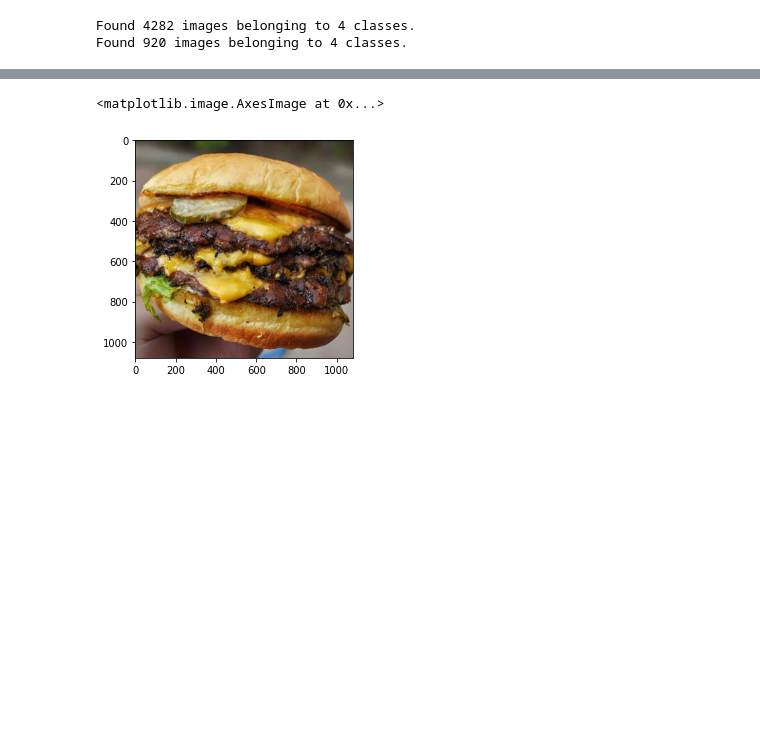
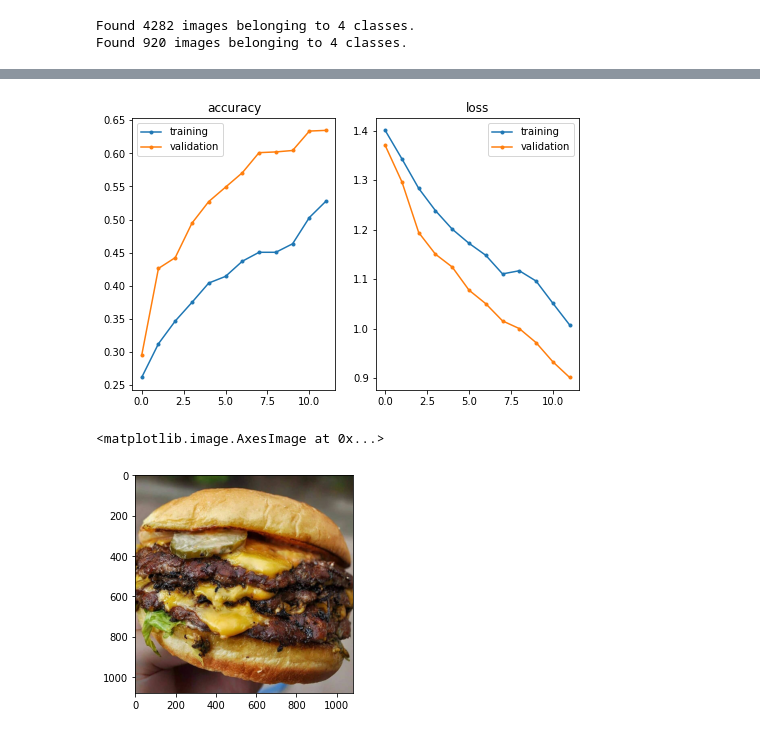
Before and after one commit to LorenzoMauri/Advanced-Machine-Learning, a Jupyter notebook: Copy_of_AML.ipynb, the cells around one changed output, grey strips where cells are left out. Cells and saved outputs as stored; diff of their text form; code cells hidden in the pictures; blank space fills up the shorter version.

```diff
--- a/Copy_of_AML.ipynb
+++ b/Copy_of_AML.ipynb
@@ -160,3 +163,7 @@ Epoch 12/12
+# %%
+plotPerformance(model_trained_mobnet)
+# %% [output]
+[figure, added]
 # %%
 im = plt.imread('/content/prova0.jpg')
 plt.imshow(im)
```
Also changed, not shown: parts of 13 cells of this notebook.
